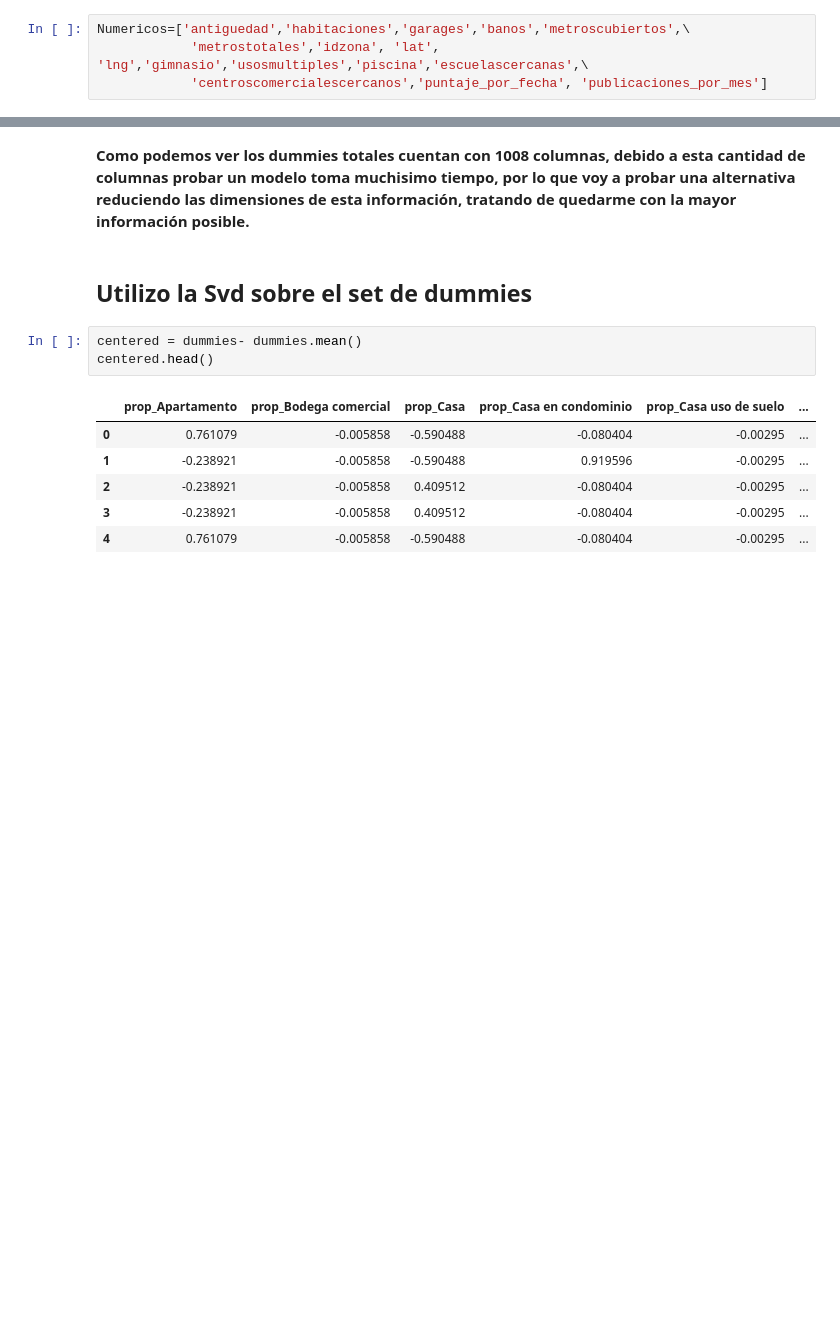
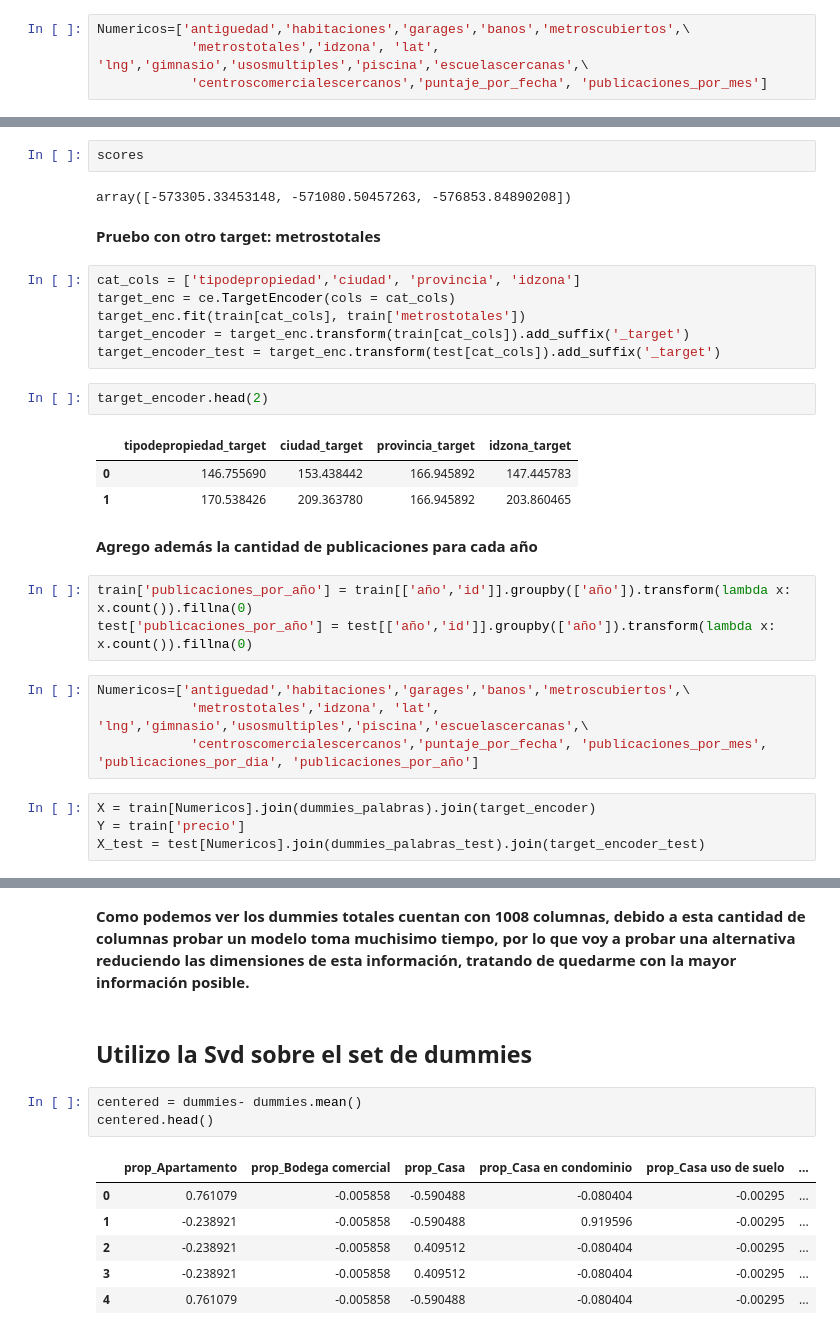
Before and after one commit to luctiz/Grupo43-TP2, a Jupyter notebook: TP2_Features_Soledad.ipynb, the cells around one changed output, grey strips where cells are left out. Saved outputs shown, nothing was run; the diff lists cells and outputs as text; blank space fills up the shorter version.

```diff
--- a/TP2_Features_Soledad.ipynb
+++ b/TP2_Features_Soledad.ipynb
@@ -1343,0 +1434,31 @@ RF_mae_score17
+# %%
+scores
+# %% [output]
+array([-573305.33453148, -571080.50457263, -576853.84890208])
+# %% [markdown]
+**Pruebo con otro target: metrostotales**
+# %%
+cat_cols = ['tipodepropiedad','ciudad', 'provincia', 'idzona']
+target_enc = ce.TargetEncoder(cols = cat_cols)
+target_enc.fit(train[cat_cols], train['metrostotales'])
+target_encoder = target_enc.transform(train[cat_cols]).add_suffix('_target')
+target_encoder_test = target_enc.transform(test[cat_cols]).add_suffix('_target')
+# %%
+target_encoder.head(2)
+# %% [output]
+|  | tipodepropiedad_target | ciudad_target | provincia_target | idzona_target |
+| 0 | 146.755690 | 153.438442 | 166.945892 | 147.445783 |
+| 1 | 170.538426 | 209.363780 | 166.945892 | 203.860465 |
+# %% [markdown]
+**Agrego además la cantidad de publicaciones para cada año**
+# %%
+train['publicaciones_por_año'] = train[['año','id']].groupby(['año']).transform(lambda x: x.count()).fillna(0)
+test['publicaciones_por_año'] = test[['año','id']].groupby(['año']).transform(lambda x: x.count()).fillna(0)
+# %%
+Numericos=['antiguedad','habitaciones','garages','banos','metroscubiertos',\
+            'metrostotales','idzona', 'lat', 'lng','gimnasio','usosmultiples','piscina','escuelascercanas',\
+            'centroscomercialescercanos','puntaje_por_fecha', 'publicaciones_por_mes', 'publicaciones_por_dia', 'publicaciones_por_año']
+# %%
+X = train[Numericos].join(dummies_palabras).join(target_encoder)
+Y = train['precio']
+X_test = test[Numericos].join(dummies_palabras_test).join(target_encoder_test)
```
Also changed, not shown: parts of 37 cells of this notebook, 1 other file.
